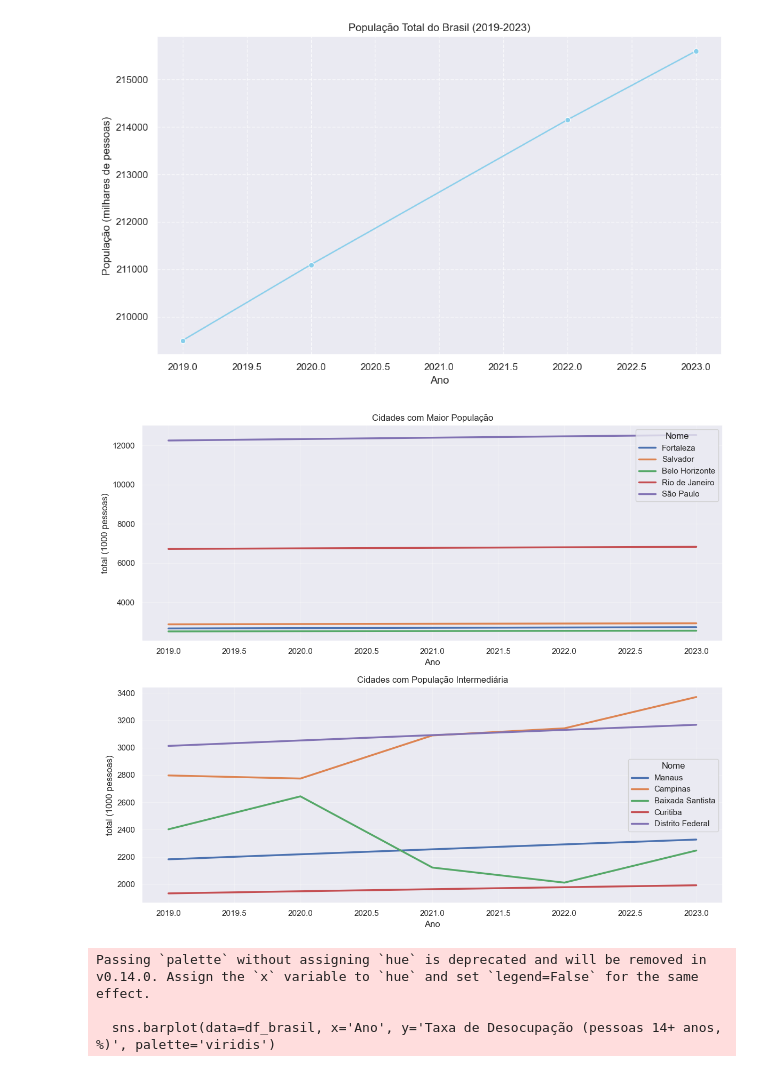
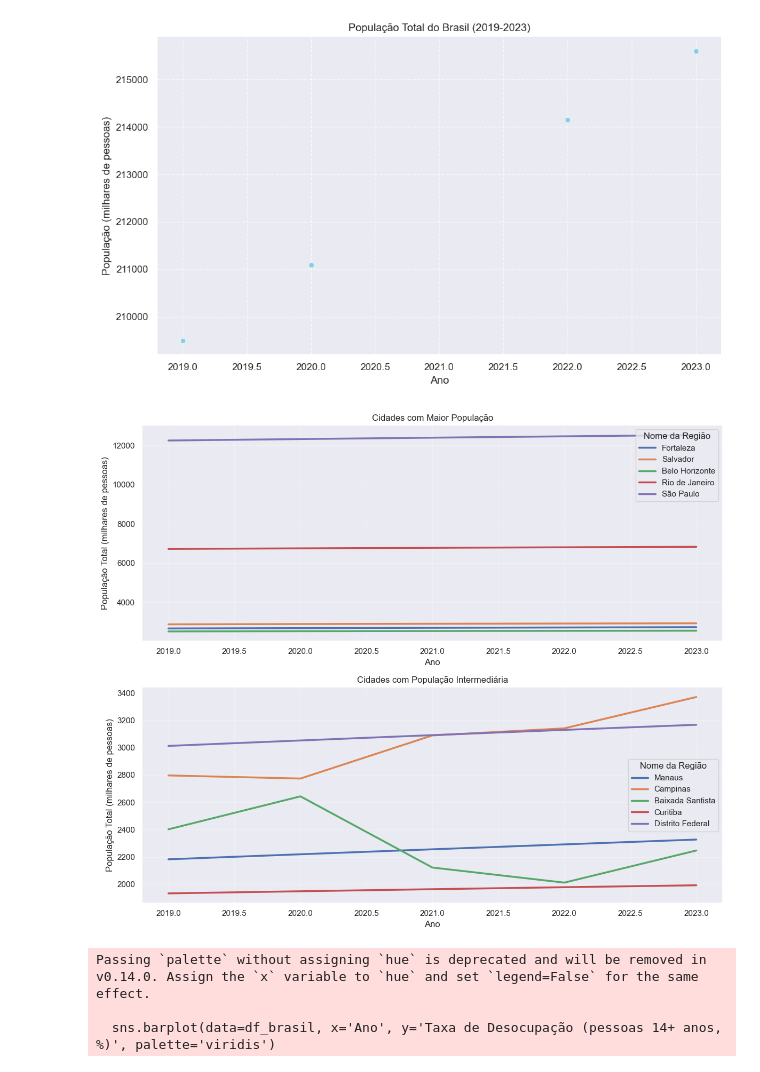
Before and after one commit to LucasMDeLucca/AV3, a Jupyter notebook: av3_preco.ipynb, the cells around one changed output. Cells and saved outputs as stored; diff of their text form; code cells hidden in the pictures.

```diff
--- a/av3_preco.ipynb
+++ b/av3_preco.ipynb
@@ -73,18 +73,18 @@ top_cidades = df[df['Nome da Região'].isin(nomes)]
 # %%
 # Gráfico da População Total do Brasil ao longo dos anos
 df_brasil = df[df['Nome da Região'] == 'Brasil']
 
 plt.figure(figsize=(10, 6))
-sns.pointplot(data=df_brasil, x='Ano', y='População Total (milhares de pessoas)', marker='o', color='skyblue')
+sns.scatterplot(data=df_brasil, x='Ano', y='População Total (milhares de pessoas)', marker='o', color='skyblue')
 plt.title('População Total do Brasil (2019-2023)')
 plt.xlabel('Ano')
 plt.ylabel('População (milhares de pessoas)')
 plt.grid(True, linestyle='--', alpha=0.7)
 plt.ticklabel_format(style='plain', axis='y') # Evita notação científica no eixo Y
 plt.tight_layout()
 plt.show()
 # %% [output]
-[figure, old version]
+[figure, new version]
 # %%
 # Dividir as cidades em dois grupos
 
@@ -92,21 +92,21 @@ plt.show()
 fig, (ax1, ax2) = plt.subplots(2, 1, figsize=(12, 10))
 
 # Gráfico para cidades grandes
-sns.lineplot(data=top_cidades[top_cidades['Nome'].isin(grandes)],
-             y='total (1000 pessoas)', x='Ano', hue='Nome', ax=ax1, linewidth=2.5)
+sns.lineplot(data=top_cidades[top_cidades['Nome da Região'].isin(grandes)],
+             y='População Total (milhares de pessoas)', x='Ano', hue='Nome da Região', ax=ax1, linewidth=2.5)
 ax1.set_title('Cidades com Maior População')
 ax1.grid(True, alpha=0.3)
 
 # Gráfico para cidades médias
-sns.lineplot(data=top_cidades[top_cidades['Nome'].isin(medias)],
-             y='total (1000 pessoas)', x='Ano', hue='Nome', ax=ax2, linewidth=2.5)
+sns.lineplot(data=top_cidades[top_cidades['Nome da Região'].isin(medias)],
+             y='População Total (milhares de pessoas)', x='Ano', hue='Nome da Região', ax=ax2, linewidth=2.5)
 ax2.set_title('Cidades com População Intermediária')
 ax2.grid(True, alpha=0.3)
 
 plt.tight_layout()
 plt.show()
 # %% [output]
-[figure, old version]
+[figure, new version]
 # %%
 # Gráfico da Taxa de Desocupação para o Brasil ao longo dos anos
 
```
Also changed, not shown: parts of 1 cell of this notebook.
